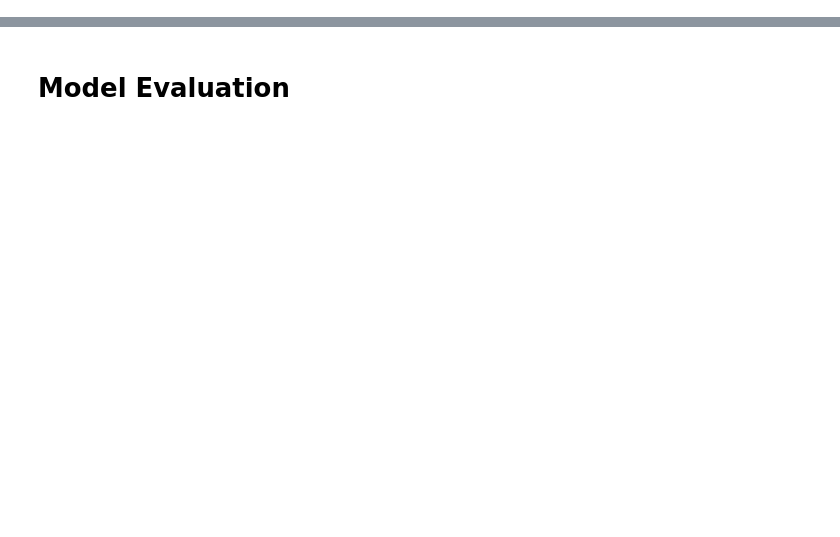
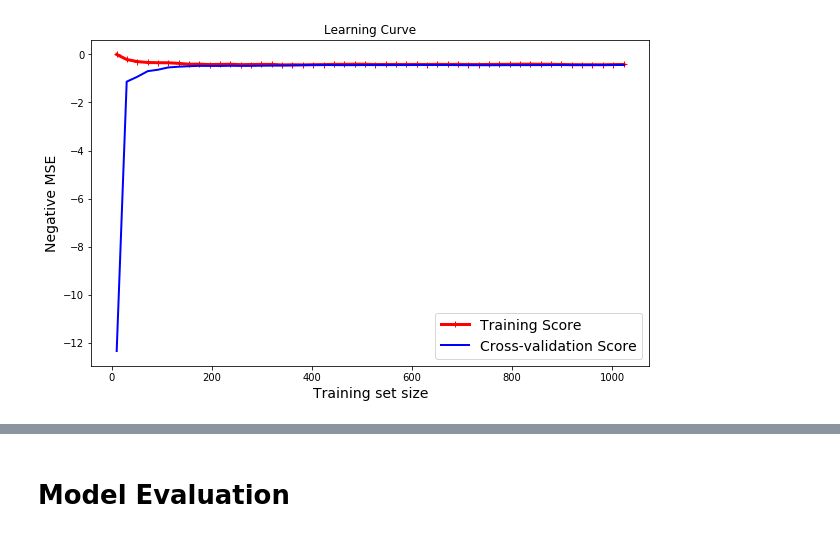
Before and after one commit to tannn/machine-learning, a Jupyter notebook: Doan_Vy_Marino_Tanner_assignment3.ipynb, the cells around one changed output, grey strips where cells are left out. Drawn from its saved outputs; the diff is of its cells as text; code cells hidden in the pictures; blank space fills up the shorter version.

```diff
--- a/Doan_Vy_Marino_Tanner_assignment3.ipynb
+++ b/Doan_Vy_Marino_Tanner_assignment3.ipynb
@@ -21,5 +49,0 @@ print(list(itertools.product([1,2], repeat=2)))
-# %%
-def mse(Y_true, Y_pred): # not tested
-    mse = ((Y_true - Y_pred)**2).mean(axis=None) #axis?
-
-    return mse
@@ -62,0 +68,5 @@ def plot_polynomial_model_complexity(model, X, Y, cv, maxPolynomialDegree, learn
+# %%
+from statistics import mean
+
+def mse(Y_true, Y_pred):
+    return mean(((Y_true.iloc[i] - Y_pred[i])**2) for i in range(len(Y_true)))
@@ -62,0 +188,40 @@ def plot_polynomial_model_complexity(model, X, Y, cv, maxPolynomialDegree, learn
+# %%
+from sklearn.preprocessing import StandardScaler
+from sklearn.model_selection import train_test_split, learning_curve, GridSearchCV, cross_val_score
+from sklearn.linear_model import LinearRegression, Ridge, Lasso, ElasticNet, SGDRegressor
+from sklearn.metrics import mean_squared_error, r2_score
+from sklearn.preprocessing import PolynomialFeatures
+from sklearn.pipeline import make_pipeline
+import numpy as np
+
+#Cross checking with sklearn
+
+# Learning Curve: Linear Model
+
+
+# Create CV training and validation scores for various training set sizes
+train_sizes, train_scores, val_scores = learning_curve(LinearRegression(), X_train, y_train, cv=5,
+                                                        scoring='neg_mean_squared_error',
+                                                        train_sizes=np.linspace(0.01, 1.0, 50),
+                                                        n_jobs=-1)
+
+
+# Create means and standard deviations of training set scores
+train_mean = np.mean(train_scores, axis=1)
+train_std = np.std(train_scores, axis=1)
+
+# Create means and standard deviations of validation set scores
+val_mean = np.mean(val_scores, axis=1)
+val_std = np.std(val_scores, axis=1)
+
+
+plt.figure(figsize=(10, 6))
+plt.plot(train_sizes, train_mean, "r-+", linewidth=3, label="Training Score")
+plt.plot(train_sizes, val_mean, "b-", linewidth=2, label="Cross-validation Score")
+plt.legend(loc="best", fontsize=14)
+plt.xlabel("Training set size", fontsize=14)
+plt.ylabel("Negative MSE", fontsize=14)
+plt.title("Learning Curve")
+plt.show()
+# %% [output]
+[figure, added]
```
Also changed, not shown: parts of 23 cells of this notebook, 1 other file.
